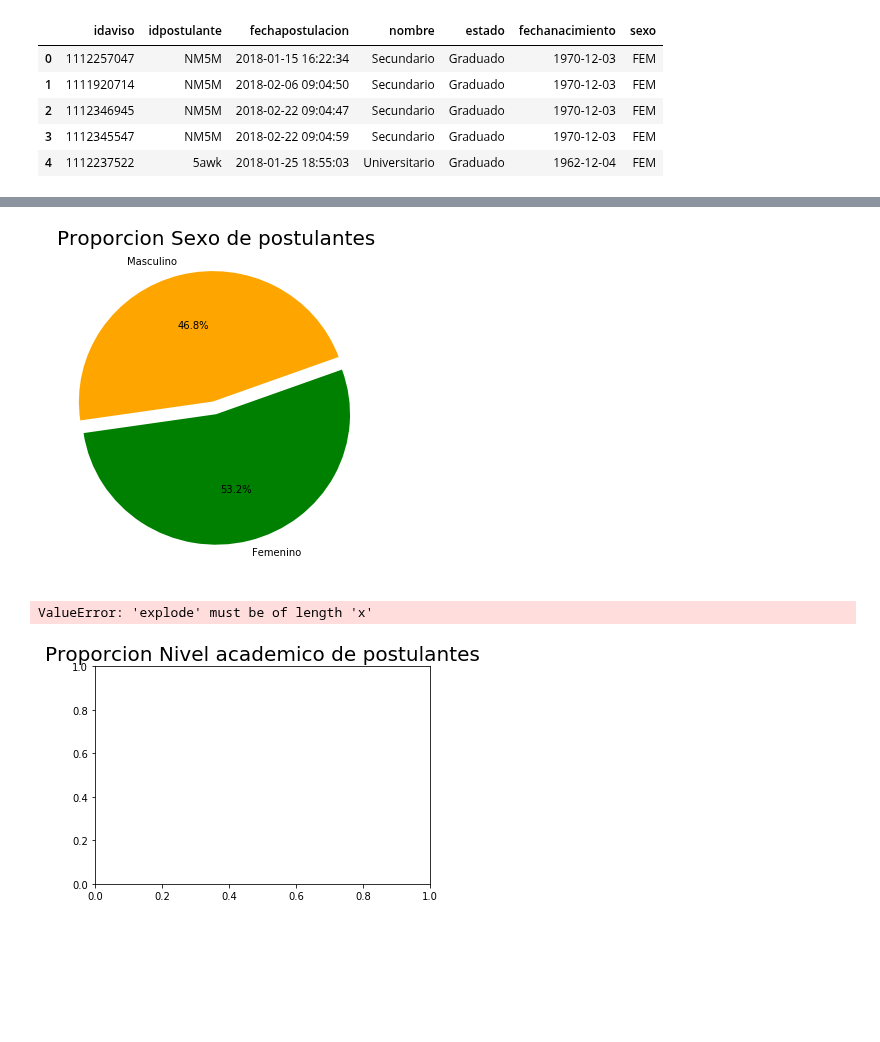
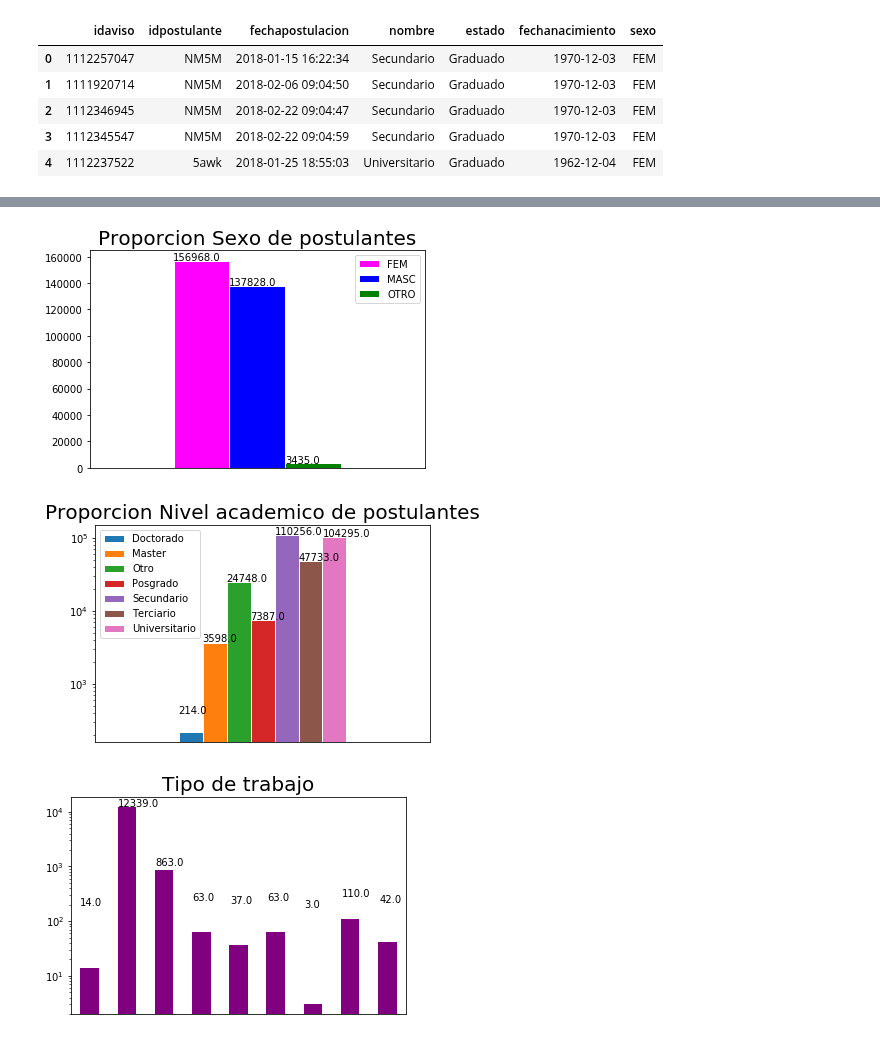
Before and after one commit to felipegonzalez2112/tp-organizacion-datos-2018, a Jupyter notebook: TP1.ipynb, the cells around one changed output, grey strips where cells are left out. Saved outputs shown, nothing was run; the diff lists cells and outputs as text; code cells hidden in the pictures; blank space fills up the shorter version.

```diff
--- a/TP1.ipynb
+++ b/TP1.ipynb
@@ -116,18 +111,20 @@ datos_avisos_con_postulantes.head()
 # %%
 #Graficamos genero de postulantes
 
 
 cantidad_masculinos=datos_postulantes.loc[datos_postulantes.sexo.str.contains('MASC'),:]
 cantidad_femeninos=datos_postulantes.loc[datos_postulantes.sexo.str.contains('FEM'),:]
-sizes = [len(cantidad_masculinos), len(cantidad_femeninos)]
-nombres = ['Masculino', 'Femenino']
+cantidad_otro=datos_postulantes.loc[datos_postulantes.sexo.str.contains('NO_DECLARA'),:]
+sizes = {'MASC': [len(cantidad_masculinos)], 'FEM': [len(cantidad_femeninos)], 'OTRO': [len(cantidad_otro)]}
+df = pd.DataFrame(sizes)
 
-plt.figure(figsize=(6, 6))
-plt.title('Proporcion Sexo de postulantes', fontsize=20)
-plt.pie(sizes, labels=nombres, autopct='%1.1f%%', startangle=20, colors=['orange', 'green'], explode=(0.1, 0))
-plt.show()
+ax= df.plot.bar(colors=['Magenta','Blue','Green'],ec='White', title='Proporcion Sexo de postulantes')
+ax.xaxis.set_visible(False)
+ax.title.set_fontsize(20)
+for p in ax.patches:
+    ax.annotate(str(p.get_height()), (p.get_x() * 1.005, p.get_height() * 1.005))
 # %% [output]
-[figure, old version]
+[figure, new version]
 # %%
 #Graficos la proporcion de nivel academico
 
@@ -138,13 +135,26 @@ cantidad_otro=datos_postulantes.loc[datos_postulantes.nombre.str.contains('Otro'
 cantidad_terciario=datos_postulantes.loc[datos_postulantes.nombre.str.contains('Terciario/T\xc3\xa9cnico'),:]
 cantidad_secundario=datos_postulantes.loc[datos_postulantes.nombre.str.contains('Secundario'),:]
 cantidad_doctorado=datos_postulantes.loc[datos_postulantes.nombre.str.contains('Doctorado'),:]
-sizes = [len(cantidad_posgrado), len(cantidad_universitario) ,len(cantidad_master),len(cantidad_otro), len(cantidad_terciario), len(cantidad_secundario), len(cantidad_doctorado)]
-nombres = ['Posgrado', 'Universitario', 'Master', 'Otros', 'Terciario', 'Secundario', 'Doctorado']
+sizes = {'Posgrado':[len(cantidad_posgrado)], 'Universitario':[len(cantidad_universitario)], 'Master': [len(cantidad_master)], 'Otro':[len(cantidad_otro)], 'Terciario':[len(cantidad_terciario)], 'Secundario': [len(cantidad_secundario)], 'Doctorado': [len(cantidad_doctorado)]}
 
-plt.figure(figsize=(6, 6))
-plt.title('Proporcion Nivel academico de postulantes', fontsize=20)
-plt.pie(sizes, labels=nombres, autopct='%1.1f%%', startangle=20, explode=(0.1, 0))
-plt.show()
+
+df = pd.DataFrame(sizes)
+
+ax= df.plot.bar(ec='White', title='Proporcion Nivel academico de postulantes',logy=True)
+ax.xaxis.set_visible(False)
+ax.title.set_fontsize(20)
+for p in ax.patches:
+    ax.annotate(str(p.get_height()), (p.get_x() * 1.005, p.get_height() + 175))
 # %% [output]
-ValueError: 'explode' must be of length 'x'
-[figure, old version]
+[figure, new version]
+# %%
+#Tipo de trabajo de publicaciones de avisos
+
+ax= avisos_detalle.groupby(['tipo_de_trabajo']).count()['idaviso'].plot.bar(color='purple', title='Tipo de trabajo', logy = True)
+
+ax.xaxis.set_visible(False)
+ax.title.set_fontsize(20)
+for p in ax.patches:
+    ax.annotate(str(p.get_height()), (p.get_x() * 1.005, p.get_height() + 175))
+# %% [output]
+[figure, added]
```
Also changed, not shown: parts of 1 cell of this notebook.
